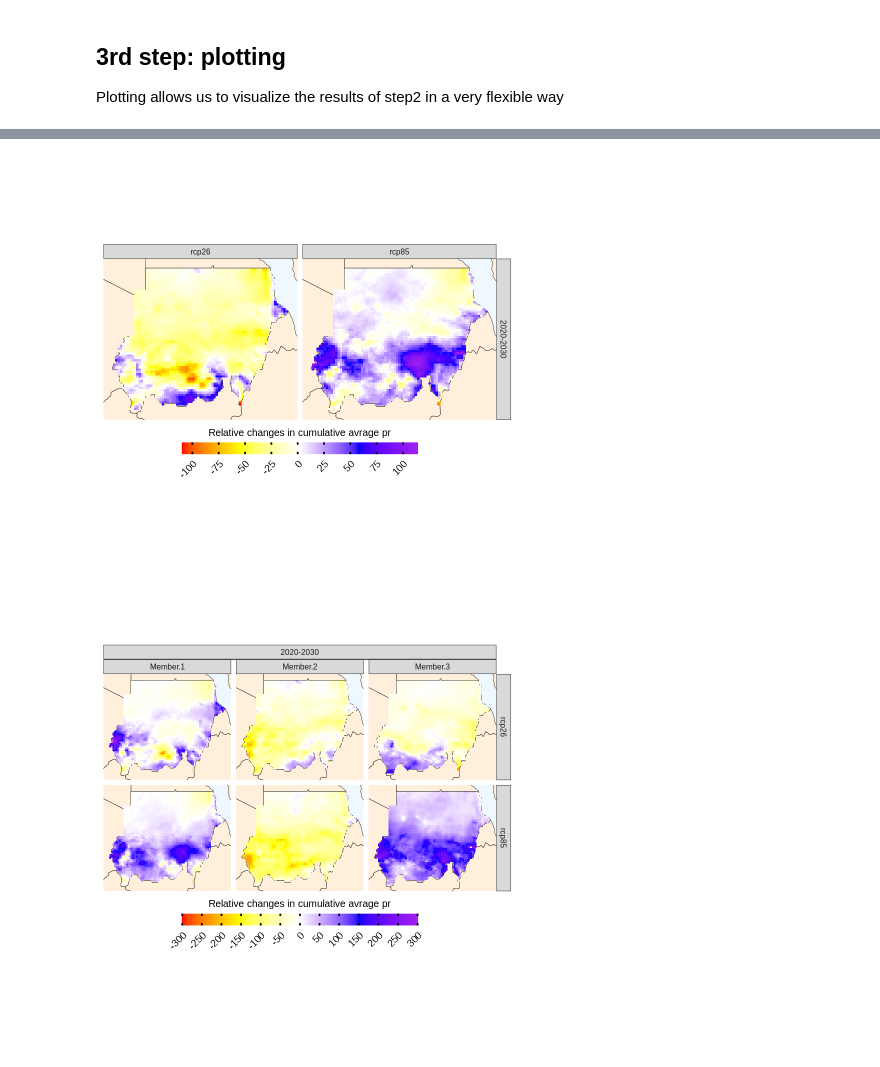
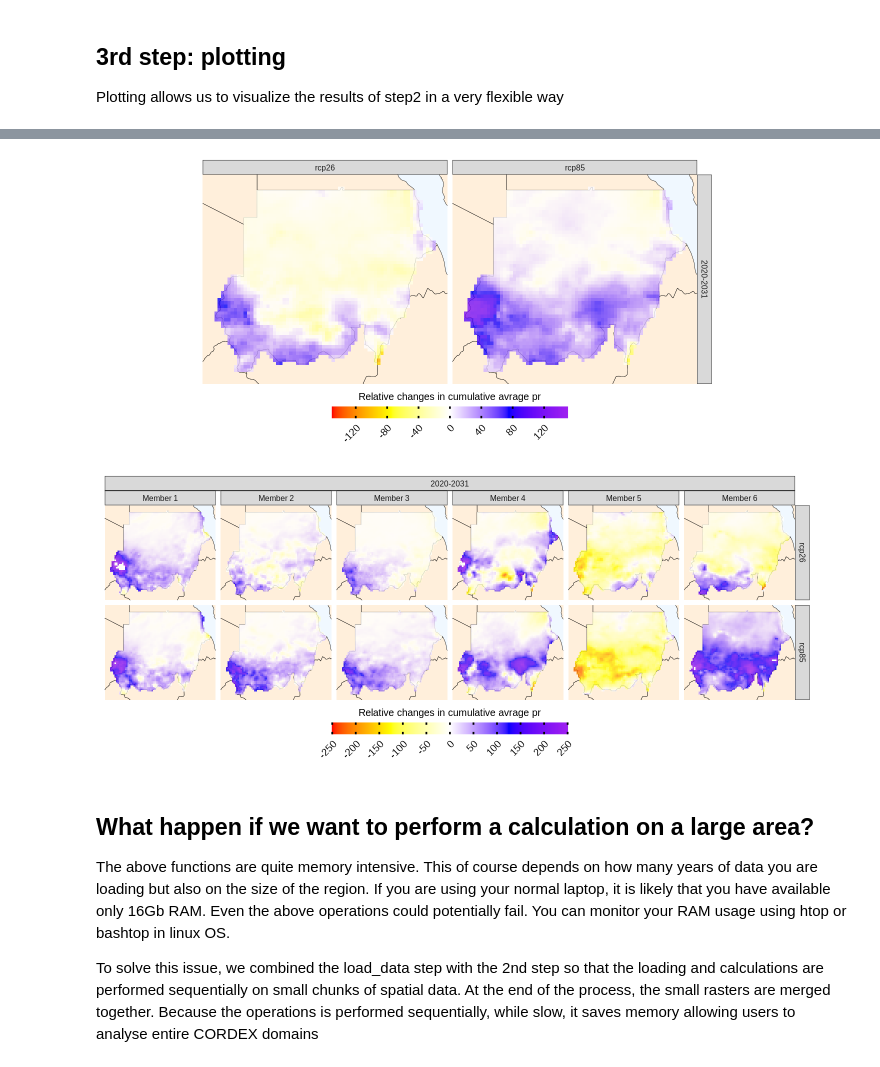
Before and after one commit to Risk-Team/CAVAanalytics, a Jupyter notebook: tutorials/climate_change_signal.ipynb, the cells around one changed output, grey strips where cells are left out. Saved outputs shown, nothing was run; the diff lists cells and outputs as text; code cells hidden in the pictures; blank space fills up the shorter version.

```diff
--- a/tutorials/climate_change_signal.ipynb
+++ b/tutorials/climate_change_signal.ipynb
@@ -20,13 +18,7 @@ The load_data functions allow users to load netcdf file stored locally (specific
 # %%
-# this function has several arguments. To load CORDEX-CORE data simply specify path.to.data as CORDEX-XORE and the
-# domain of interest. For example Sudan is in the African domain.
-# You can check the domain here (https://www.researchgate.net/figure/The-ten-CORDEX-CORE-model-domains-simulated-by-the-model-REMO-North-America-NAM_fig1_337370761)
-# if you want to also load observatipnal data, simply specify W5E5 in path.to.obs and years.hist.
-# When you specify years.hist, you would automatically load the historical simulations run of CORDEX-CORE.
-# aggr.m allows user to perform monthly aggregation if daily values are not needed.
-# This is almost always the case except when calculation of agroclimatic indicators is needed.
+# Type ?load_data to explore all options
 
 exmp1 <- load_data(country = "Sudan", path.to.data = "CORDEX-CORE", variable = "pr", years.proj = 2020:2030,
                    years.hist = 1980:1990,
-                   path.to.obs = NULL, buffer = 0, domain = "AFR-22", xlim=NULL, ylim=NULL, aggr.m="none")
+                   path.to.obs = NULL, domain = "AFR-22", aggr.m="sum")
 # %% [output]
@@ -52,10 +44,8 @@ exmp1 <- load_data(country = "Sudan", path.to.data = "CORDEX-CORE", variable = "
 Climate change signal is one of the function available in step 2 of the CAVAanalytics framework. There are several arguments in this function but mainly it allows user to look at the relative changes in the future compared to baseline. The baseline is defiend based on years.hist
 # %%
 # this funciton does several things in the background.
-# Firstly, it is possuble to look at specific seasons with the argument season.
-# In this case we are looking at the whole year.
-# Secondly, it is possible to perform bias correction and calculate agroclimatic indicators, always relative to the baseline period
+# It is possible to calculate agroclimatic indicators, always relative to the baseline period by specifying lowert and uppert
+# Type ?climate_change_signal to explore more options
 
-ccs <- climate_change_signal(data=exmp1,season = 1:12,  bias.correction = FALSE, uppert = NULL, lowert = NULL,
-                             consecutive = F, duration = "max")
+ccs <- climate_change_signal(data=exmp1,season = 1:12)
 # %% [output]
@@ -66,13 +58,15 @@ ccs <- climate_change_signal(data=exmp1,season = 1:12,  bias.correction = FALSE,
 ## 3rd step: plotting
 Plotting allows us to visualize the results of step2 in a very flexible way
 # %%
-# specify color palette with palette
-plotting(ccs , ensemble = TRUE, palette = c("red","yellow", "white", "blue", "purple"), legend_range = NULL,
-         plot_titles = "Relative changes in cumulative avrage pr", bins = F, alpha = NA, stat="mean")
+options(repr.plot.width=12, repr.plot.height=5)
+
+# specify color palette with palette and whether visualizing the results for the ensemble or not with ensemble
+plotting(ccs , ensemble = TRUE, palette = c("red","yellow", "white", "blue", "purple"), legend_range =c(-150, 150),
+         plot_titles = "Relative changes in cumulative avrage pr",alpha = 0.8)
 
 
 # specify color palette with palette
 plotting(ccs , ensemble = FALSE, palette = c("red","yellow", "white", "blue", "purple"),
-         plot_titles = "Relative changes in cumulative avrage pr", bins = F, alpha = NA,
-         legend_range=c(-300, 300))
+         plot_titles = "Relative changes in cumulative avrage pr", alpha = 0.8,
+         legend_range=c(-250, 250))
 # %% [output]
@@ -90,2 +86,7 @@ plotting(ccs , ensemble = FALSE, palette = c("red","yellow", "white", "blue", "p
-[figure, old version]
+[figure, new version]
-[figure, old version]
+[figure, new version]
+# %% [markdown]
+## What happen if we want to perform a calculation on a large area?
+The above functions are quite memory intensive. This of course depends on how many years of data you are loading but also on the size of the region. If you are using your normal laptop, it is likely that you have available only 16Gb RAM. Even the above operations could potentially fail. You can monitor your RAM usage using htop or bashtop in linux OS.
+
+To solve this issue, we combined the load_data step with the 2nd step so that the loading and calculations are performed sequentially on small chunks of spatial data. At the end of the process, the small rasters are merged together. Because the operations is performed sequentially, while slow, it saves memory allowing users to analyse entire CORDEX domains
```
Also changed, not shown: parts of 7 cells of this notebook, 3 other files.
